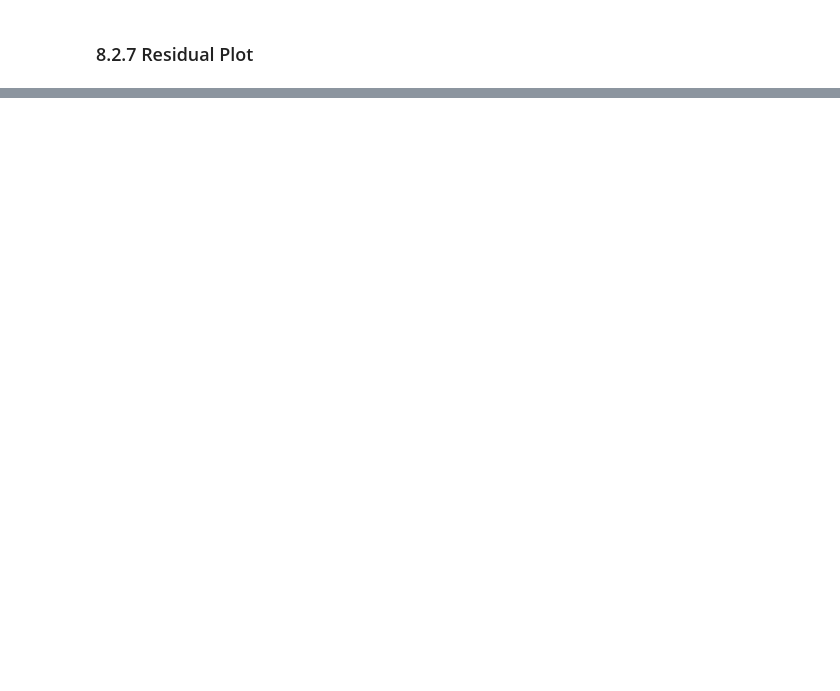
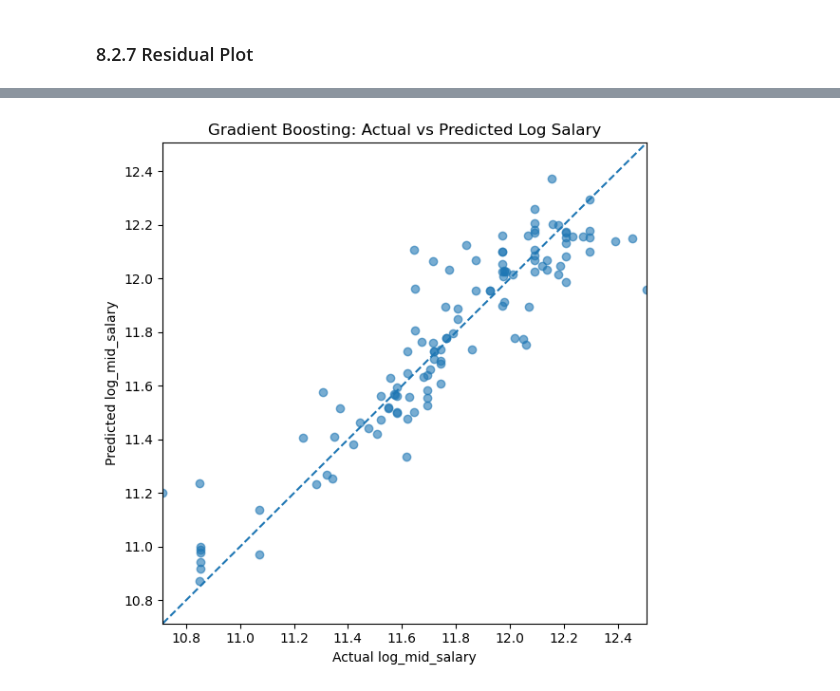
Before and after one commit to Trigger-chen/5243-project4, a Jupyter notebook: Project_1_revised.ipynb, the cells around one changed output, grey strips where cells are left out. Drawn from its saved outputs; the diff is of its cells as text; code cells hidden in the pictures; blank space fills up the shorter version.

Commit message:
Added and revised gradient boosting code

```diff
--- a/Project_1_revised.ipynb
+++ b/Project_1_revised.ipynb
@@ -3542,0 +3695,32 @@ Saved file: ridge_regression_results.csv
+# %%
+import matplotlib.pyplot as plt
+
+plt.figure(figsize=(6, 6))
+
+plt.scatter(
+    y_test,
+    y_pred_log_tuned,
+    alpha=0.6
+)
+
+# make axes identical
+min_val = min(y_test.min(), y_pred_log.min())
+max_val = max(y_test.max(), y_pred_log.max())
+
+plt.plot(
+    [min_val, max_val],
+    [min_val, max_val],
+    linestyle="--"
+)
+
+plt.xlim(min_val, max_val)
+plt.ylim(min_val, max_val)
+
+plt.xlabel("Actual log_mid_salary")
+plt.ylabel("Predicted log_mid_salary")
+plt.title("Gradient Boosting: Actual vs Predicted Log Salary")
+
+plt.tight_layout()
+plt.show()
+# %% [output]
+[figure, added]
```
Also changed, not shown: parts of 29 cells of this notebook.
